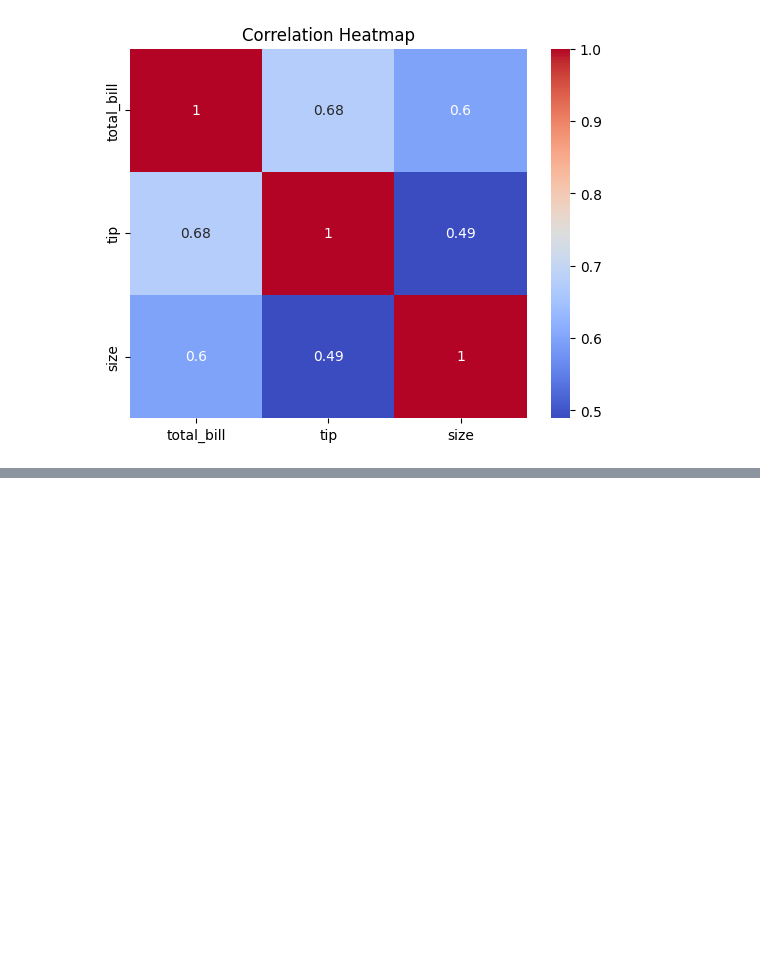
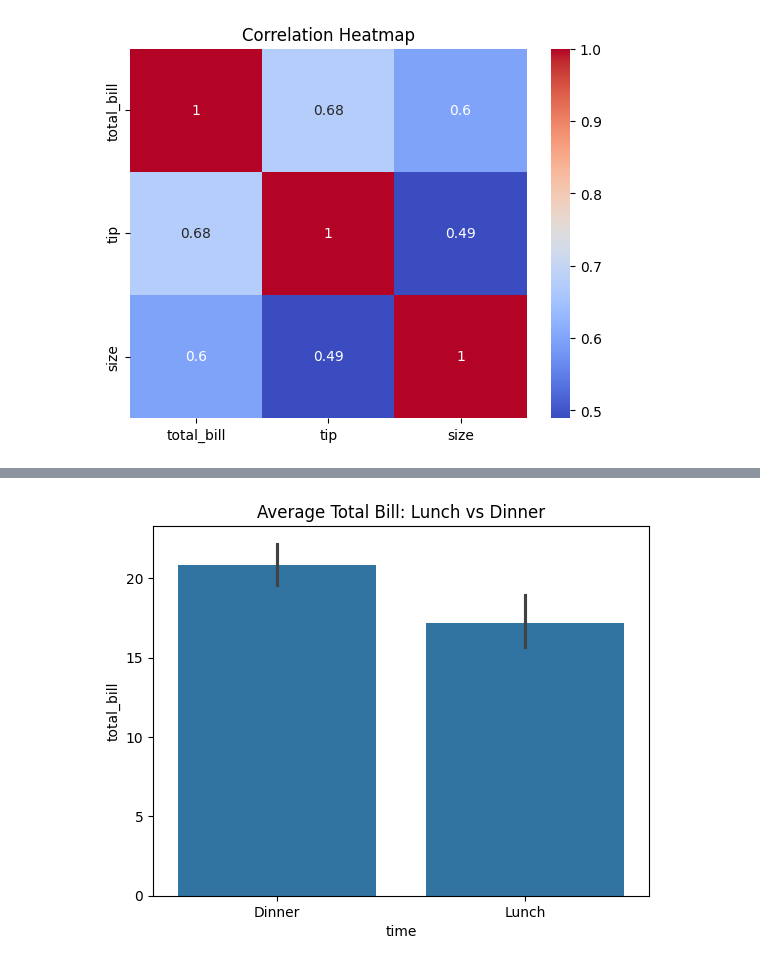
Before and after one commit to kevinsamuel-byte/Ecommerce-Data-Analysis, a Jupyter notebook: Ecommerce_Data_Analysis.ipynb, the cells around one changed output, grey strips where cells are left out. Drawn from its saved outputs; the diff is of its cells as text; code cells hidden in the pictures; blank space fills up the shorter version.

```diff
--- a/Ecommerce_Data_Analysis.ipynb
+++ b/Ecommerce_Data_Analysis.ipynb
@@ -121,0 +150,6 @@ plt.show()
+# %%
+sns.barplot(x='time', y='total_bill', data=df)
+plt.title("Average Total Bill: Lunch vs Dinner")
+plt.show()
+# %% [output]
+[figure, added]
```
Also changed, not shown: parts of 13 cells of this notebook.
